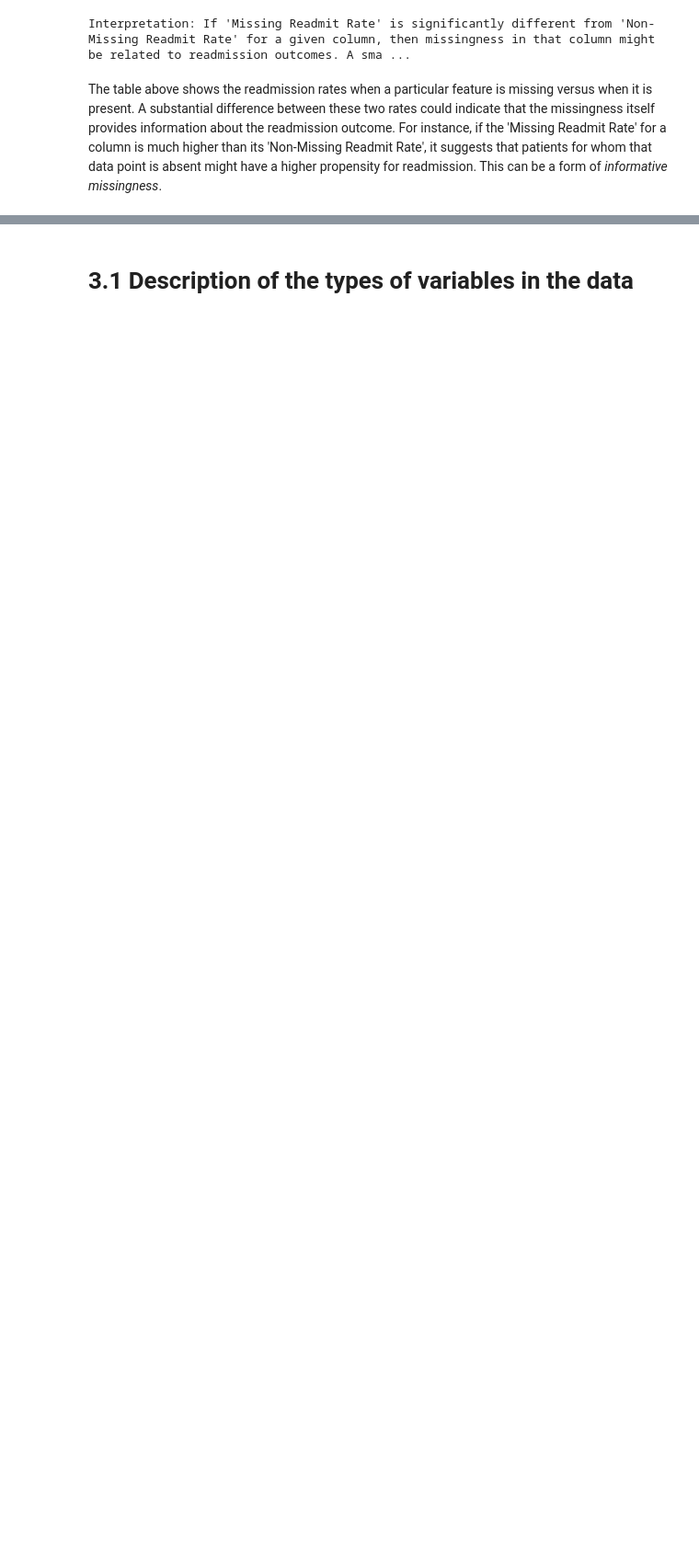
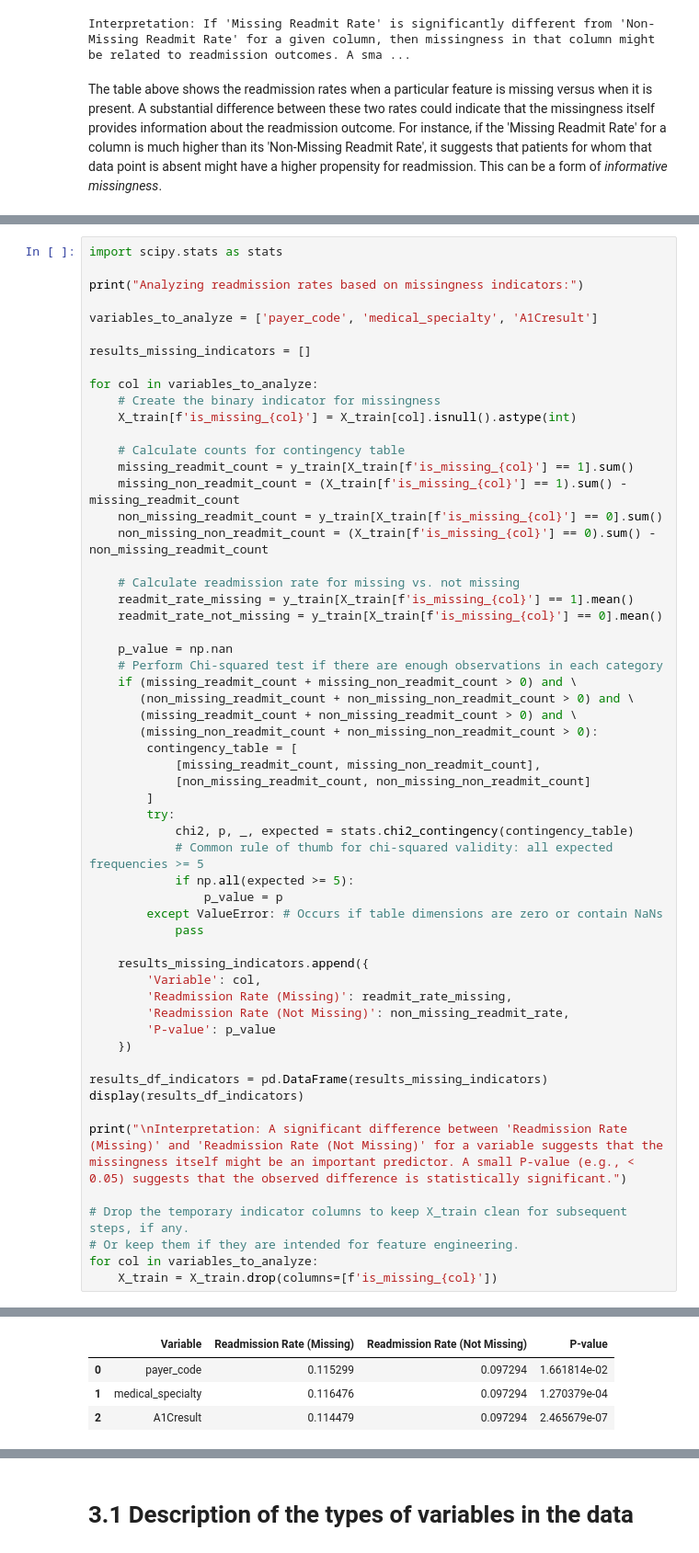
Before and after one commit to joezein71/AIHC-5010-Winter-2026, a Jupyter notebook: 20260122_Assignment1_Colab_Workflow_Zein.ipynb, the cells around one changed output, grey strips where cells are left out. Shown at 92% size. Drawn from its saved outputs; the diff is of its cells as text; blank space fills up the shorter version.

```diff
--- a/20260122_Assignment1_Colab_Workflow_Zein.ipynb
+++ b/20260122_Assignment1_Colab_Workflow_Zein.ipynb
@@ -533,0 +540,58 @@ The table above shows the readmission rates when a particular feature is missing
+# %%
+import scipy.stats as stats
+
+print("Analyzing readmission rates based on missingness indicators:")
+
+variables_to_analyze = ['payer_code', 'medical_specialty', 'A1Cresult']
+
+results_missing_indicators = []
+
+for col in variables_to_analyze:
+    # Create the binary indicator for missingness
+    X_train[f'is_missing_{col}'] = X_train[col].isnull().astype(int)
+
+    # Calculate counts for contingency table
+    missing_readmit_count = y_train[X_train[f'is_missing_{col}'] == 1].sum()
+    missing_non_readmit_count = (X_train[f'is_missing_{col}'] == 1).sum() - missing_readmit_count
+    non_missing_readmit_count = y_train[X_train[f'is_missing_{col}'] == 0].sum()
+    non_missing_non_readmit_count = (X_train[f'is_missing_{col}'] == 0).sum() - non_missing_readmit_count
+
+    # Calculate readmission rate for missing vs. not missing
+    readmit_rate_missing = y_train[X_train[f'is_missing_{col}'] == 1].mean()
+    readmit_rate_not_missing = y_train[X_train[f'is_missing_{col}'] == 0].mean()
+
+    p_value = np.nan
+    # Perform Chi-squared test if there are enough observations in each category
+    if (missing_readmit_count + missing_non_readmit_count > 0) and \
+       (non_missing_readmit_count + non_missing_non_readmit_count > 0) and \
+       (missing_readmit_count + non_missing_readmit_count > 0) and \
+       (missing_non_readmit_count + non_missing_non_readmit_count > 0):
+        contingency_table = [
+            [missing_readmit_count, missing_non_readmit_count],
+            [non_missing_readmit_count, non_missing_non_readmit_count]
+        ]
+        try:
+            chi2, p, _, expected = stats.chi2_contingency(contingency_table)
+            # Common rule of thumb for chi-squared validity: all expected frequencies >= 5
+            if np.all(expected >= 5):
+                p_value = p
+        except ValueError: # Occurs if table dimensions are zero or contain NaNs
+            pass
+
+    results_missing_indicators.append({
+        'Variable': col,
+        'Readmission Rate (Missing)': readmit_rate_missing,
+        'Readmission Rate (Not Missing)': non_missing_readmit_rate,
+        'P-value': p_value
+    })
+
+results_df_indicators = pd.DataFrame(results_missing_indicators)
+display(results_df_indicators)
+
+print("\nInterpretation: A significant difference between 'Readmission Rate (Missing)' and 'Readmission Rate (Not Missing)' for a variable suggests that the missingness itself might be an important predictor. A small P-value (e.g., < 0.05) suggests that the observed difference is statistically significant.")
+
+# Drop the temporary indicator columns to keep X_train clean for subsequent steps, if any.
+# Or keep them if they are intended for feature engineering.
+for col in variables_to_analyze:
+    X_train = X_train.drop(columns=[f'is_missing_{col}'])
+# %% [output]
@@ -533,0 +599,4 @@ The table above shows the readmission rates when a particular feature is missing
+|  | Variable | Readmission Rate (Missing) | Readmission Rate (Not Missing) | P-value |
+| 0 | payer_code | 0.115299 | 0.097294 | 1.661814e-02 |
+| 1 | medical_specialty | 0.116476 | 0.097294 | 1.270379e-04 |
+| 2 | A1Cresult | 0.114479 | 0.097294 | 2.465679e-07 |
```
Also changed, not shown: parts of 7 cells of this notebook.
